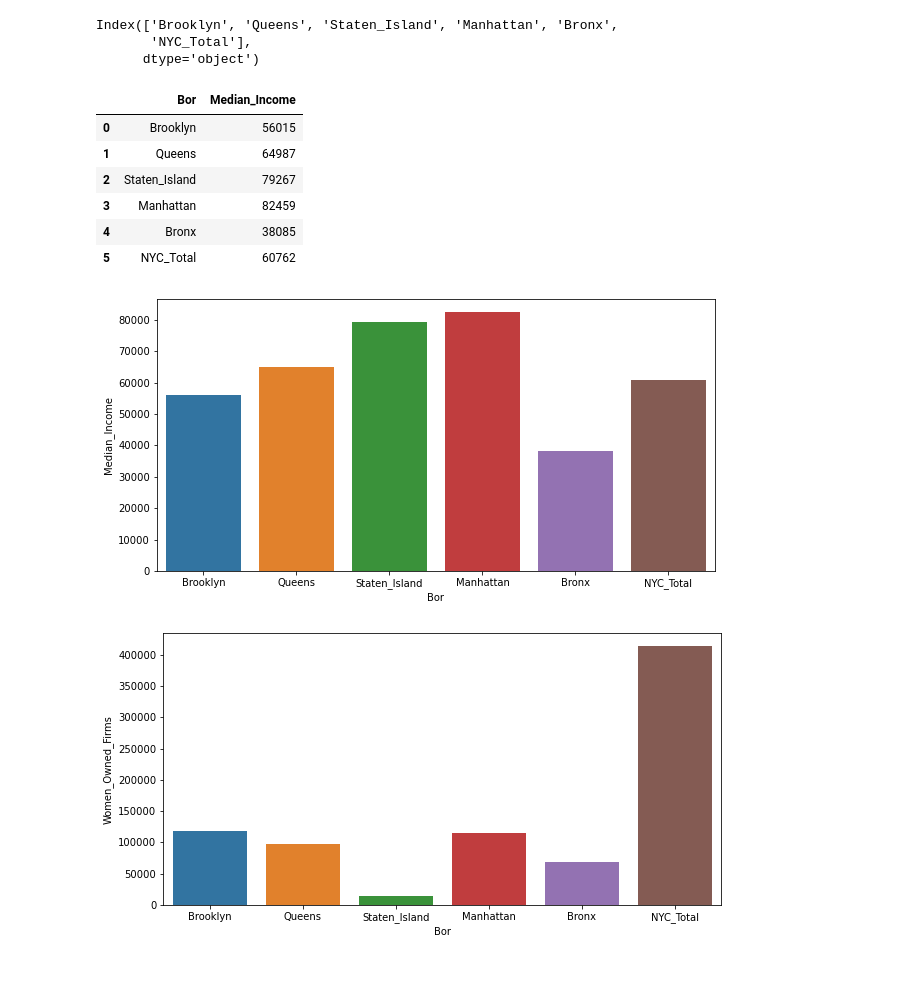
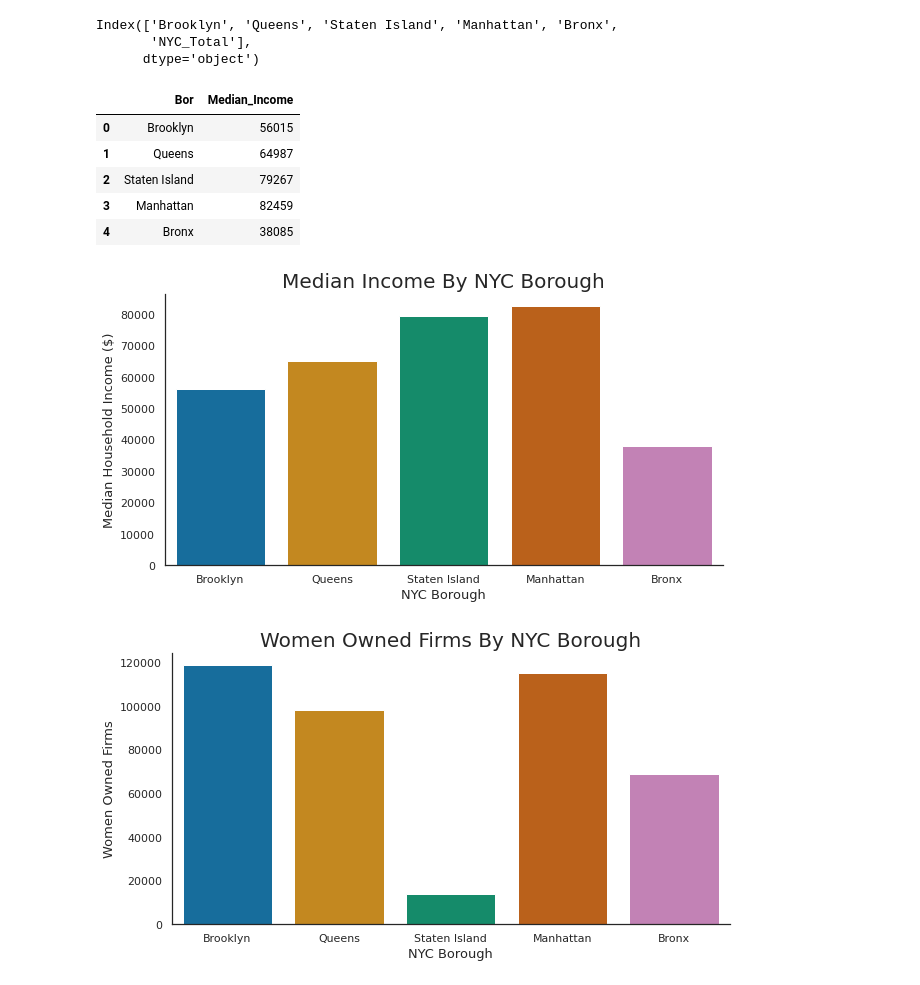
Before and after one commit to Dyllanjrusher/Maximizing_Gala_Attendance, a Jupyter notebook: Demographics.ipynb, the cells around one changed output. Drawn from its saved outputs; the diff is of its cells as text; code cells hidden in the pictures.

Commit message:
touched up demographic plots

```diff
--- a/Demographics.ipynb
+++ b/Demographics.ipynb
@@ -10,2 +6,4 @@ import os
+# %%
+sns.set(style='white', palette='colorblind')
 # %%
 demos = pd.read_csv('quickfacts.csv', index_col="Fact")
@@ -30,12 +21,14 @@ demos.head(100)
 demos = demos.drop(columns = [column for column in demos.columns[::2]])
 # %%
 #renamed columns
-demos.columns = ['Brooklyn', 'Queens', 'Staten_Island', 'Manhattan', 'Bronx', 'NYC_Total']
+demos.columns = ['Brooklyn', 'Queens', 'Staten Island', 'Manhattan', 'Bronx', 'NYC_Total']
 demos.columns
 # %% [output]
-Index(['Brooklyn', 'Queens', 'Staten_Island', 'Manhattan', 'Bronx',
+Index(['Brooklyn', 'Queens', 'Staten Island', 'Manhattan', 'Bronx',
        'NYC_Total'],
       dtype='object')
+# %%
+demos.drop('NYC_Total', axis = 1, inplace = True)
 # %%
 income = demos.loc['Median household income (in 2018 dollars), 2014-2018']
 income = income.str.replace('$', '')
@@ -48,15 +41,19 @@ income
 |  | Bor | Median_Income |
 | 0 | Brooklyn | 56015 |
 | 1 | Queens | 64987 |
-| 2 | Staten_Island | 79267 |
+| 2 | Staten Island | 79267 |
 | 3 | Manhattan | 82459 |
 | 4 | Bronx | 38085 |
-| 5 | NYC_Total | 60762 |
 # %%
 plt.figure(figsize=(10,5))
-sns.barplot(x='Bor', y='Median_Income', data=income);
+sns.barplot(x='Bor', y='Median_Income', data=income)
+plt.title("Median Income By NYC Borough", size=20)
+plt.ylabel('Median Household Income ($)', size=13)
+plt.xlabel('NYC Borough', size=13)
+sns.despine()
+# plt.savefig('Median_Income.png', dpi=1200)
 # %% [output]
-[figure, old version]
+[figure, new version]
 # %%
 #women owned firms
 wof = demos.loc['Women-owned firms, 2012']
@@ -66,9 +63,14 @@ wof = wof.reset_index()
 wof.columns = ['Bor', 'Women_Owned_Firms']
 # %%
 plt.figure(figsize=(10,5))
-sns.barplot(x='Bor', y='Women_Owned_Firms', data=wof);
+sns.barplot(x='Bor', y='Women_Owned_Firms', data=wof)
+plt.xlabel('NYC Borough', size=13)
+plt.ylabel('Women Owned Firms', size=13)
+plt.title("Women Owned Firms By NYC Borough", size=20)
+sns.despine()
+# plt.savefig('Women_Owned_Firms.png', dpi=1200)
 # %% [output]
-[figure, old version]
+[figure, new version]
 # %%
 #put values on top of bars
 # %%
```
Also changed, not shown: parts of 3 cells of this notebook, 2 other files.
